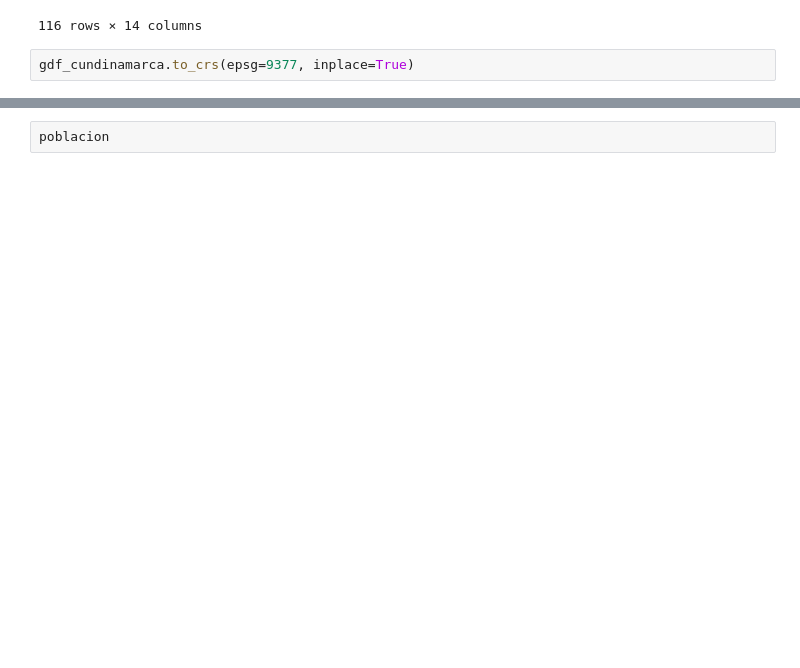
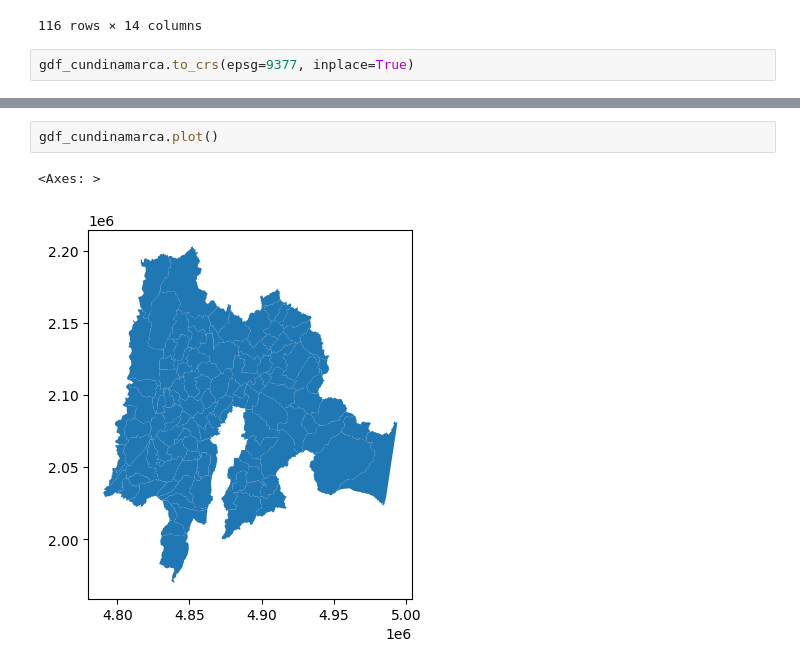
Before and after one commit to Juanitam06/Parcial_Final, a Jupyter notebook: ParcialFinal.ipynb, the cells around one changed output, grey strips where cells are left out. Cells and saved outputs as stored; diff of their text form; blank space fills up the shorter version.

```diff
--- a/ParcialFinal.ipynb
+++ b/ParcialFinal.ipynb
@@ -41,2 +31,5 @@ df.head()
-# %%
-poblacion
+# %%
+gdf_cundinamarca.plot()
+# %% [output]
+<Axes: >
+[figure, added]
```
Also changed, not shown: parts of 2 cells of this notebook.
